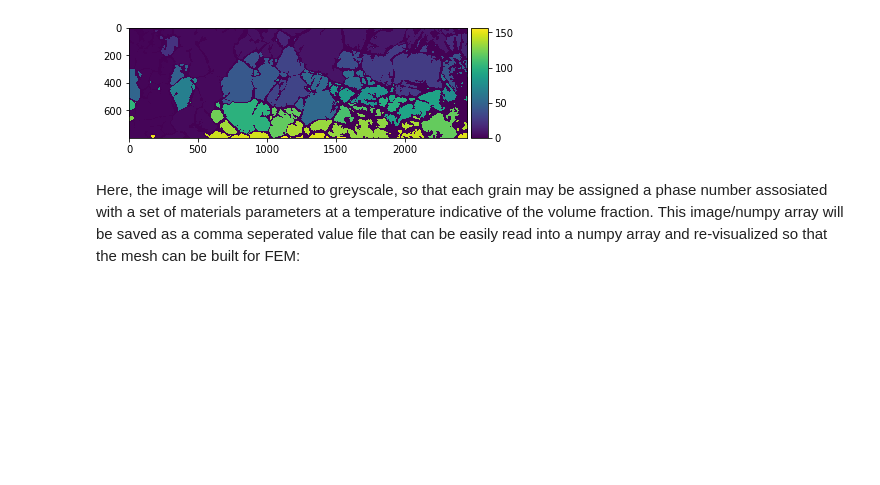
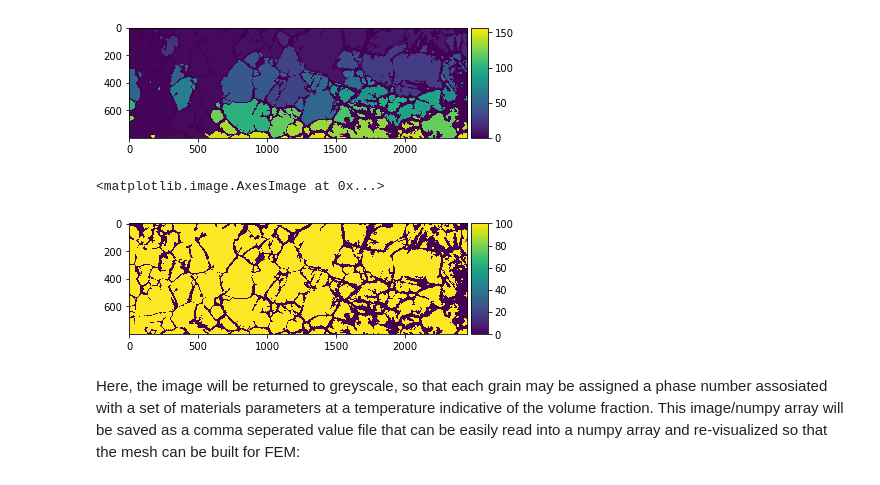
Before and after one commit to MATS64662-2020-Group-1/Image-Processing, a Jupyter notebook: testcase_IP_V2.0.ipynb, the cells around one changed output. Cells and saved outputs as stored; diff of their text form; code cells hidden in the pictures; blank space fills up the shorter version.

```diff
--- a/testcase_IP_V2.0.ipynb
+++ b/testcase_IP_V2.0.ipynb
@@ -118,3 +120,19 @@ io.imshow(labeled_grains)
+# %%
+# img[0:800,0:1500] = 0 # replaces all vals in range with 0
+x = -1
+for row in labeled_grains:
+    x = x+1
+    y = -1
+    for point in row:
+        y=y+1
+        if point >= 10:
+            labeled_grains[x,y] = 100
+        elif point <10 :
+            labeled_grains[x,y] = 0
+io.imshow(labeled_grains)
+# %% [output]
+<matplotlib.image.AxesImage at 0x...>
+[figure, added]
 # %% [markdown]
 Here, the image will be returned to greyscale, so that each grain may be assigned a phase number assosiated with a set of materials parameters at a temperature indicative of the volume fraction. This image/numpy array will be saved as a comma seperated value file that can be easily read into a numpy array and re-visualized so that the mesh can be built for FEM:
 # %%
```
Also changed, not shown: parts of 2 cells of this notebook, 3 other files.
